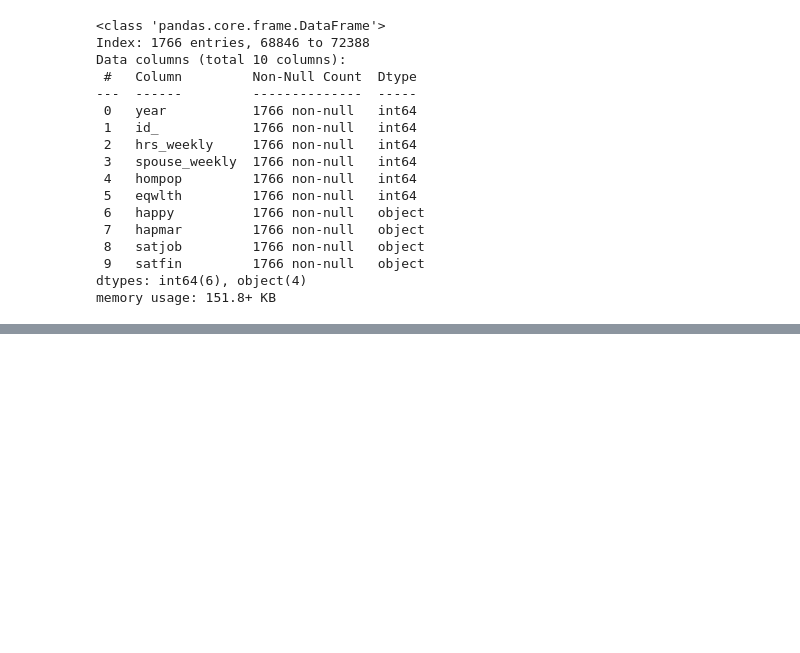
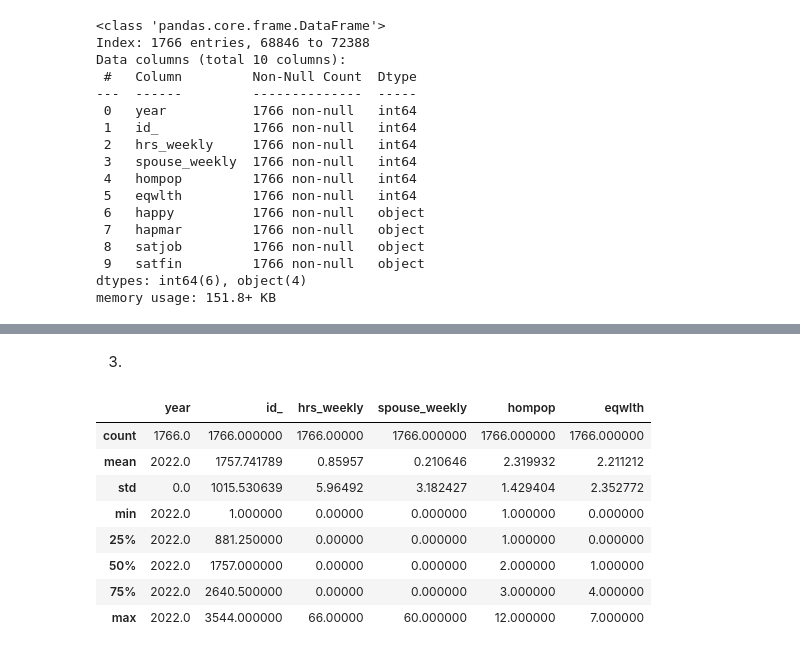
Before and after one commit to aileenkent/EDA., a Jupyter notebook: lab/gss.ipynb, the cells around one changed output, grey strips where cells are left out. Cells and saved outputs as stored; diff of their text form; code cells hidden in the pictures; blank space fills up the shorter version.

```diff
--- a/lab/gss.ipynb
+++ b/lab/gss.ipynb
@@ -276,3 +276,17 @@ GSS_data.head()
 | 68849 | 2022 | 4 | 25 | 0 | 3 | 0 | Not too happy | .i: Inapplicable | A little dissatisfied | Pretty well satisfied |
 | 68851 | 2022 | 6 | 0 | 0 | 2 | 1 | Pretty happy | .i: Inapplicable | Moderately satisfied | More or less satisfied |
 | 68858 | 2022 | 13 | 0 | 0 | 6 | 2 | Very happy | VERY HAPPY | Very satisfied | More or less satisfied |
+# %% [markdown]
+3.
+# %%
+GSS_data.describe()
+# %% [output]
+|  | year | id_ | hrs_weekly | spouse_weekly | hompop | eqwlth |
+| count | 1766.0 | 1766.000000 | 1766.00000 | 1766.000000 | 1766.000000 | 1766.000000 |
+| mean | 2022.0 | 1757.741789 | 0.85957 | 0.210646 | 2.319932 | 2.211212 |
+| std | 0.0 | 1015.530639 | 5.96492 | 3.182427 | 1.429404 | 2.352772 |
+| min | 2022.0 | 1.000000 | 0.00000 | 0.000000 | 1.000000 | 0.000000 |
+| 25% | 2022.0 | 881.250000 | 0.00000 | 0.000000 | 1.000000 | 0.000000 |
+| 50% | 2022.0 | 1757.000000 | 0.00000 | 0.000000 | 2.000000 | 1.000000 |
+| 75% | 2022.0 | 2640.500000 | 0.00000 | 0.000000 | 3.000000 | 4.000000 |
+| max | 2022.0 | 3544.000000 | 66.00000 | 60.000000 | 12.000000 | 7.000000 |
```
Also changed, not shown: parts of 3 cells of this notebook.
